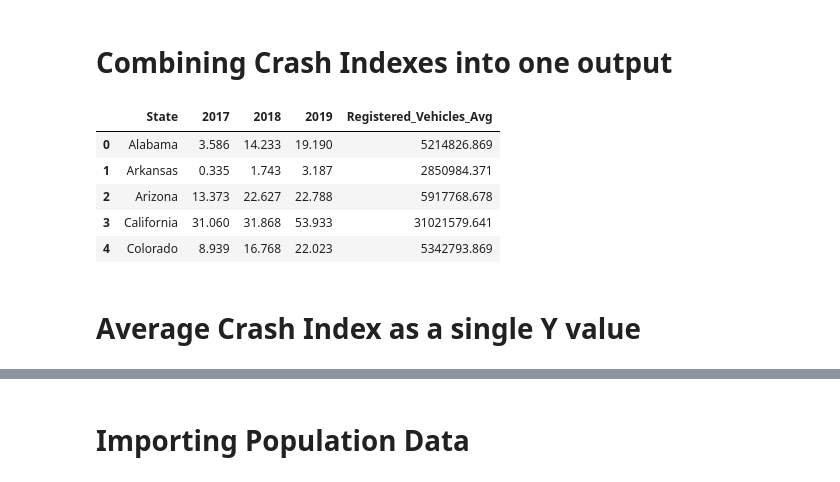
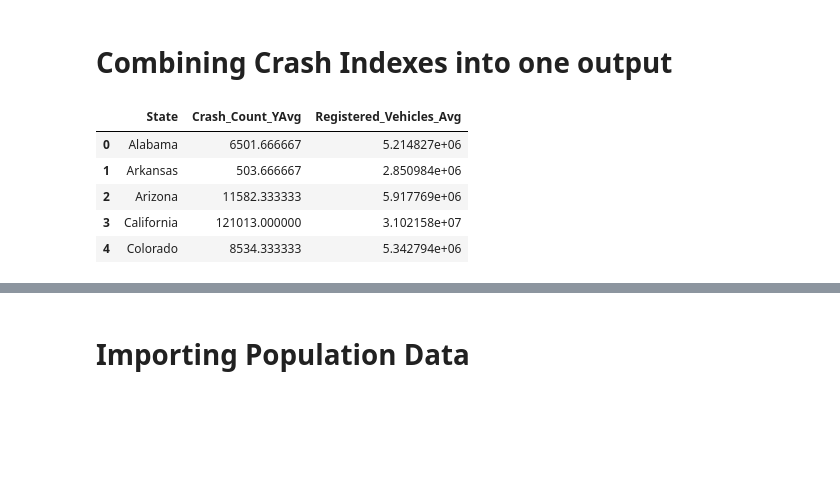
Before and after one commit to smyoung88/DA_G2_Final_Project, a Jupyter notebook: Vellios/StateGrouped_Dataset_Accidents-Cars-Pop-Land-Blue-Weed.ipynb, the cells around one changed output, grey strips where cells are left out. Drawn from its saved outputs; the diff is of its cells as text; code cells hidden in the pictures; blank space fills up the shorter version.

```diff
--- a/Vellios/StateGrouped_Dataset_Accidents-Cars-Pop-Land-Blue-Weed.ipynb
+++ b/Vellios/StateGrouped_Dataset_Accidents-Cars-Pop-Land-Blue-Weed.ipynb
@@ -65,6 +73,5 @@ len(new_states.items())
 # %%
 import pandas as pd
-pd.set_option('display.float_format', lambda x: '%.3f' % x)
 from IPython.core.display import display, HTML
 display(HTML("<style>.container { width:90% !important; }</style>"))
 # %% [markdown]
@@ -187,7 +194,7 @@ def make_df_by_year(year):
 
     vehicle_reg = pd.DataFrame(new_out)
     crash_reg = count_crashes.merge(vehicle_reg, how = 'left', on = 'State').merge(state_by_severity, how = 'left', on ='State')
-    crash_reg['Crash_Index'] = crash_reg['Crash Count']/ crash_reg['Registered_Vehicles'] * 10000
+    crash_reg['Crash_Index'] = crash_reg['Crash Count']/ crash_reg['Registered_Vehicles']
     return crash_reg
 # %% [markdown]
 # Make DFs with the above function
@@ -225,5 +232,6 @@ nineteen.head()
 # %%
 avg_registered_vehicles = (seventeen['Registered_Vehicles'] + eighteen['Registered_Vehicles'] + nineteen['Registered_Vehicles']) / 3
+avg_crash_per_year = (seventeen['Crash Count'] + eighteen['Crash Count'] + nineteen['Crash Count']) / 3
 # %%
 for i in list(seventeen.index):
     if i not in list(eighteen.index):
@@ -234,17 +242,13 @@ for i in list(seventeen.index):
 # Combining Crash Indexes into one output
 # %%
 index_by_state = pd.DataFrame({'State':seventeen['State'].to_list(),
-            '2017':seventeen['Crash_Index'].to_list(),
-            '2018':eighteen['Crash_Index'].to_list(),
-            '2019':nineteen['Crash_Index'].to_list(),
+            'Crash_Count_YAvg': avg_crash_per_year,
             'Registered_Vehicles_Avg':avg_registered_vehicles})
 index_by_state.head()
 # %% [output]
-|  | State | 2017 | 2018 | 2019 | Registered_Vehicles_Avg |
-| 0 | Alabama | 3.586 | 14.233 | 19.190 | 5214826.869 |
-| 1 | Arkansas | 0.335 | 1.743 | 3.187 | 2850984.371 |
-| 2 | Arizona | 13.373 | 22.627 | 22.788 | 5917768.678 |
-| 3 | California | 31.060 | 31.868 | 53.933 | 31021579.641 |
-| 4 | Colorado | 8.939 | 16.768 | 22.023 | 5342793.869 |
+|  | State | Crash_Count_YAvg | Registered_Vehicles_Avg |
+| 0 | Alabama | 6501.666667 | 5.214827e+06 |
+| 1 | Arkansas | 503.666667 | 2.850984e+06 |
+| 2 | Arizona | 11582.333333 | 5.917769e+06 |
+| 3 | California | 121013.000000 | 3.102158e+07 |
+| 4 | Colorado | 8534.333333 | 5.342794e+06 |
-# %% [markdown]
-# Average Crash Index as a single Y value
```
Also changed, not shown: parts of 37 cells of this notebook, 6 other files.
